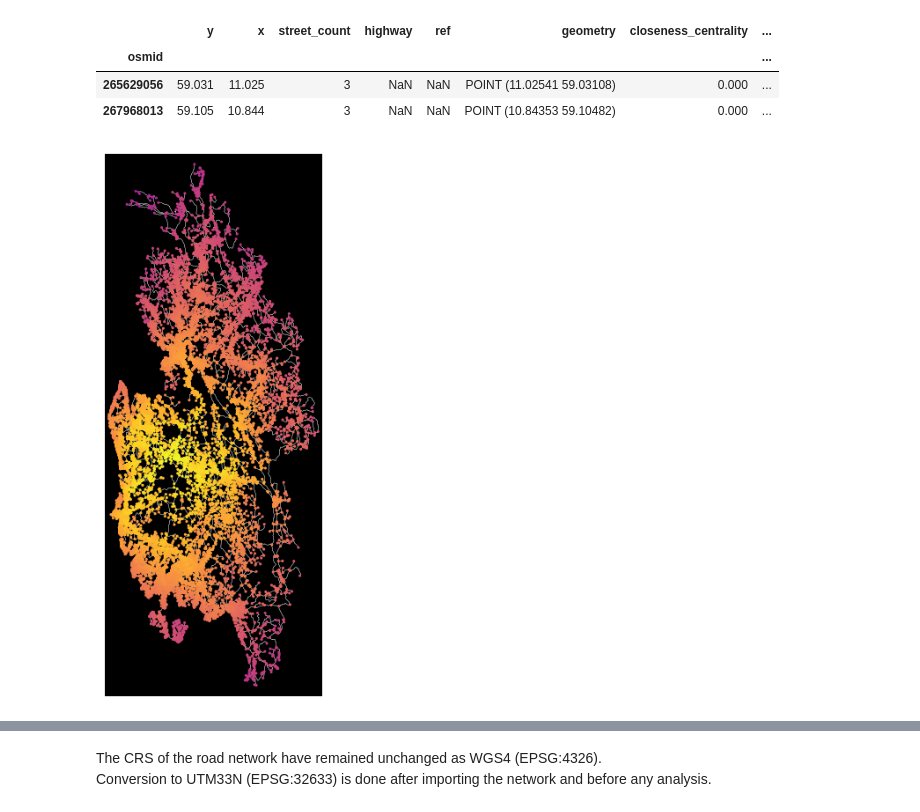
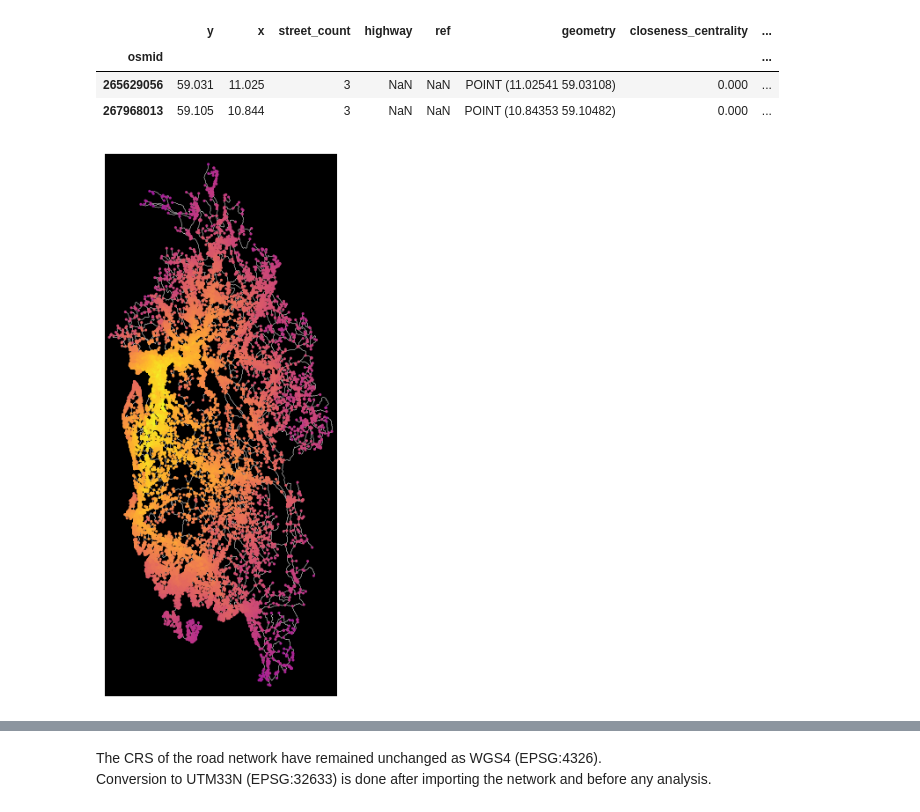
Before and after one commit to torhaa1/Response_Time_Minimization, a Jupyter notebook: preprocessing/16_preprocess_East_district.ipynb, the cells around one changed output, grey strips where cells are left out. Saved outputs shown, nothing was run; the diff lists cells and outputs as text; code cells hidden in the pictures.

```diff
--- a/preprocessing/16_preprocess_East_district.ipynb
+++ b/preprocessing/16_preprocess_East_district.ipynb
@@ -231,9 +279,9 @@ nx.set_node_attributes(ost_graph, osmid_values, "osmid")
 # %%
 %%time
 # convert networkx graph to igraph
-ost_igraph= ig.Graph(directed=True)
-ost_igraph.add_vertices(ost_graph.nodes)
-ost_igraph.add_edges(ost_graph.edges())
-ost_igraph.vs["osmid"] = osmids
-ost_igraph.es["travel_time"] = list(nx.get_edge_attributes(ost_graph, "travel_time").values())
+East_extended_igraph= ig.Graph(directed=True)
+East_extended_igraph.add_vertices(East_extended_graph.nodes)
+East_extended_igraph.add_edges(East_extended_graph.edges())
+East_extended_igraph.vs["osmid"] = osmids
+East_extended_igraph.es["travel_time"] = list(nx.get_edge_attributes(East_extended_graph, "travel_time").values())
 # %% [output]
@@ -276,6 +330,6 @@ Number of non-positive travel time edges (2nd time): 0
 # %%
 %%time
 # closeness centrality with igraph - incoming and outgoing paths
-closeness1 = ost_igraph.closeness(vertices=None, mode="all", cutoff=None, weights="travel_time", normalized=True)
+closeness1 = East_extended_igraph.closeness(vertices=None, mode="all", cutoff=None, weights="travel_time", normalized=True)
 max_closeness1 = np.argmax(closeness1)
 # %% [output]
@@ -284,6 +338,6 @@ Wall time: 5min 1s
 # %%
 %%time
 # betweenness centrality with igraph
-betweenness1 = ost_igraph.betweenness(vertices=None, directed=True, cutoff=None, weights="travel_time")
+betweenness1 = East_extended_igraph.betweenness(vertices=None, directed=True, cutoff=None, weights="travel_time")
 max_betweenness1 = np.argmax(betweenness1)
 # %% [output]
@@ -299,5 +353,5 @@ Max betweenness centrality (1st method): 20569, 710681504.8334036
 # %%
 # adding the centrality values to the node GeoDataFrame
-ost_gdf_nodes["closeness_centrality"] = closeness1 # all nodes
-ost_gdf_nodes["betweenness_centrality"] = betweenness1 # all nodes
+East_extended_gdf_nodes["closeness_centrality"] = closeness1 # all nodes
+East_extended_gdf_nodes["betweenness_centrality"] = betweenness1 # all nodes
 # %%
@@ -310,15 +364,15 @@ ost_gdf_nodes.head(2)
 # %%
 # Plot the road network with the closeness centrality values as node colors - using OSMnx
 # node_color
-nc = ost_gdf_nodes["closeness_centrality"]
+nc = East_extended_gdf_nodes["closeness_centrality"]
 nc = nc / nc.max()
 nc = plt.cm.plasma(nc)
 
 # plot the road network with the closeness centrality values as node colors
-fig, ax = ox.plot_graph(ost_graph, node_size=5, node_color=nc, edge_color="w", edge_linewidth=0.2, bgcolor="k", show=False, close=False)
+fig, ax = ox.plot_graph(East_extended_graph, node_size=5, node_color=nc, edge_color="w", edge_linewidth=0.2, bgcolor="k", show=False, close=False)
 plt.show()
 # %% [output]
-[figure, old version]
+[figure, new version]
 # %%
 # Plot the road network with the betweenness centrality values as node colors - using OSMnx
 # node_color
```
Also changed, not shown: parts of 32 cells of this notebook, 1 other file.
